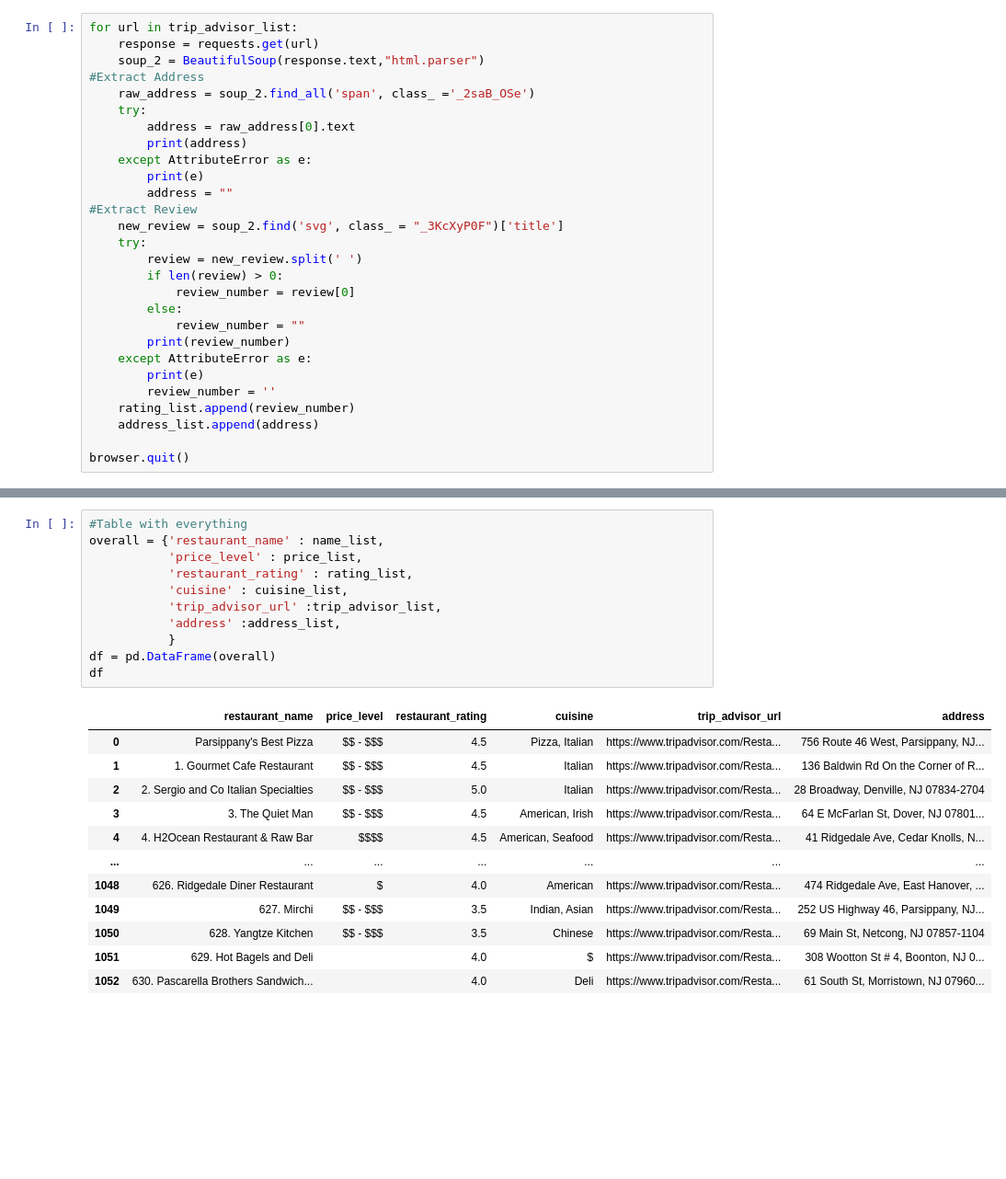
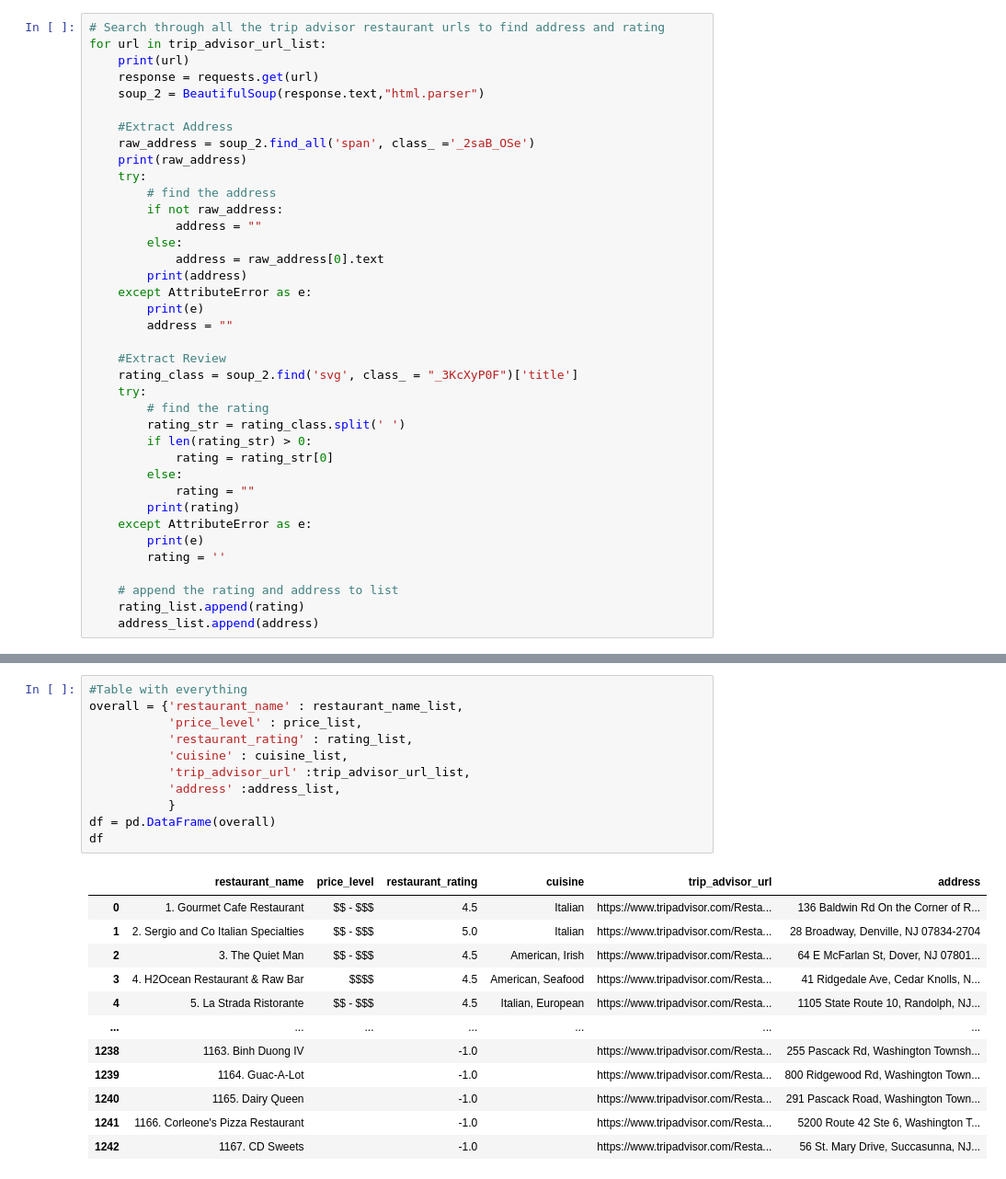
Before and after one commit to deliahellander/ETL-Project, a Jupyter notebook: Extract/Trip_Advisor.ipynb, the cells around one changed output, grey strips where cells are left out. Shown at 92% size. Cells and saved outputs as stored; diff of their text form; blank space fills up the shorter version.

Commit message:
fixed trip advisor

```diff
--- a/Extract/Trip_Advisor.ipynb
+++ b/Extract/Trip_Advisor.ipynb
@@ -135,29 +99,39 @@ $$ - $$$
 # %%
-for url in trip_advisor_list:
+# Search through all the trip advisor restaurant urls to find address and rating
+for url in trip_advisor_url_list:
+    print(url)
     response = requests.get(url)
     soup_2 = BeautifulSoup(response.text,"html.parser")
-#Extract Address
+
+    #Extract Address
     raw_address = soup_2.find_all('span', class_ ='_2saB_OSe')
+    print(raw_address)
     try:
-        address = raw_address[0].text
+        # find the address
+        if not raw_address:
+            address = ""
+        else:
+            address = raw_address[0].text
         print(address)
     except AttributeError as e:
         print(e)
         address = ""
-#Extract Review
-    new_review = soup_2.find('svg', class_ = "_3KcXyP0F")['title']
+
+    #Extract Review
+    rating_class = soup_2.find('svg', class_ = "_3KcXyP0F")['title']
     try:
-        review = new_review.split(' ')
-        if len(review) > 0:
-            review_number = review[0]
+        # find the rating
+        rating_str = rating_class.split(' ')
+        if len(rating_str) > 0:
+            rating = rating_str[0]
         else:
-            review_number = ""
-        print(review_number)
+            rating = ""
+        print(rating)
     except AttributeError as e:
         print(e)
-        review_number = ''
-    rating_list.append(review_number)
+        rating = ''
+
+    # append the rating and address to list
+    rating_list.append(rating)
     address_list.append(address)
-
-browser.quit()
 # %% [output]
@@ -181,24 +155,24 @@ browser.quit()
 # %%
 #Table with everything
-overall = {'restaurant_name' : name_list,
+overall = {'restaurant_name' : restaurant_name_list,
            'price_level' : price_list,
            'restaurant_rating' : rating_list,
            'cuisine' : cuisine_list,
-           'trip_advisor_url' :trip_advisor_list,
+           'trip_advisor_url' :trip_advisor_url_list,
            'address' :address_list,
            }
 df = pd.DataFrame(overall)
 df
 # %% [output]
 |  | restaurant_name | price_level | restaurant_rating | cuisine | trip_advisor_url | address |
-| 0 | Parsippany's Best Pizza | $$ - $$$ | 4.5 | Pizza, Italian | https://www.tripadvisor.com/Resta... | 756 Route 46 West, Parsippany, NJ... |
-| 1 | 1. Gourmet Cafe Restaurant | $$ - $$$ | 4.5 | Italian | https://www.tripadvisor.com/Resta... | 136 Baldwin Rd On the Corner of R... |
-| 2 | 2. Sergio and Co Italian Specialties | $$ - $$$ | 5.0 | Italian | https://www.tripadvisor.com/Resta... | 28 Broadway, Denville, NJ 07834-2704 |
-| 3 | 3. The Quiet Man | $$ - $$$ | 4.5 | American, Irish | https://www.tripadvisor.com/Resta... | 64 E McFarlan St, Dover, NJ 07801... |
-| 4 | 4. H2Ocean Restaurant & Raw Bar | $$$$ | 4.5 | American, Seafood | https://www.tripadvisor.com/Resta... | 41 Ridgedale Ave, Cedar Knolls, N... |
+| 0 | 1. Gourmet Cafe Restaurant | $$ - $$$ | 4.5 | Italian | https://www.tripadvisor.com/Resta... | 136 Baldwin Rd On the Corner of R... |
+| 1 | 2. Sergio and Co Italian Specialties | $$ - $$$ | 5.0 | Italian | https://www.tripadvisor.com/Resta... | 28 Broadway, Denville, NJ 07834-2704 |
+| 2 | 3. The Quiet Man | $$ - $$$ | 4.5 | American, Irish | https://www.tripadvisor.com/Resta... | 64 E McFarlan St, Dover, NJ 07801... |
+| 3 | 4. H2Ocean Restaurant & Raw Bar | $$$$ | 4.5 | American, Seafood | https://www.tripadvisor.com/Resta... | 41 Ridgedale Ave, Cedar Knolls, N... |
+| 4 | 5. La Strada Ristorante | $$ - $$$ | 4.5 | Italian, European | https://www.tripadvisor.com/Resta... | 1105 State Route 10, Randolph, NJ... |
 | ... | ... | ... | ... | ... | ... | ... |
-| 1048 | 626. Ridgedale Diner Restaurant | $ | 4.0 | American | https://www.tripadvisor.com/Resta... | 474 Ridgedale Ave, East Hanover, ... |
-| 1049 | 627. Mirchi | $$ - $$$ | 3.5 | Indian, Asian | https://www.tripadvisor.com/Resta... | 252 US Highway 46, Parsippany, NJ... |
-| 1050 | 628. Yangtze Kitchen | $$ - $$$ | 3.5 | Chinese | https://www.tripadvisor.com/Resta... | 69 Main St, Netcong, NJ 07857-1104 |
-| 1051 | 629. Hot Bagels and Deli |  | 4.0 | $ | https://www.tripadvisor.com/Resta... | 308 Wootton St # 4, Boonton, NJ 0... |
-| 1052 | 630. Pascarella Brothers Sandwich... |  | 4.0 | Deli | https://www.tripadvisor.com/Resta... | 61 South St, Morristown, NJ 07960... |
+| 1238 | 1163. Binh Duong IV |  | -1.0 |  | https://www.tripadvisor.com/Resta... | 255 Pascack Rd, Washington Townsh... |
+| 1239 | 1164. Guac-A-Lot |  | -1.0 |  | https://www.tripadvisor.com/Resta... | 800 Ridgewood Rd, Washington Town... |
+| 1240 | 1165. Dairy Queen |  | -1.0 |  | https://www.tripadvisor.com/Resta... | 291 Pascack Road, Washington Town... |
+| 1241 | 1166. Corleone's Pizza Restaurant |  | -1.0 |  | https://www.tripadvisor.com/Resta... | 5200 Route 42 Ste 6, Washington T... |
+| 1242 | 1167. CD Sweets |  | -1.0 |  | https://www.tripadvisor.com/Resta... | 56 St. Mary Drive, Succasunna, NJ... |
```
Also changed, not shown: parts of 10 cells of this notebook.
